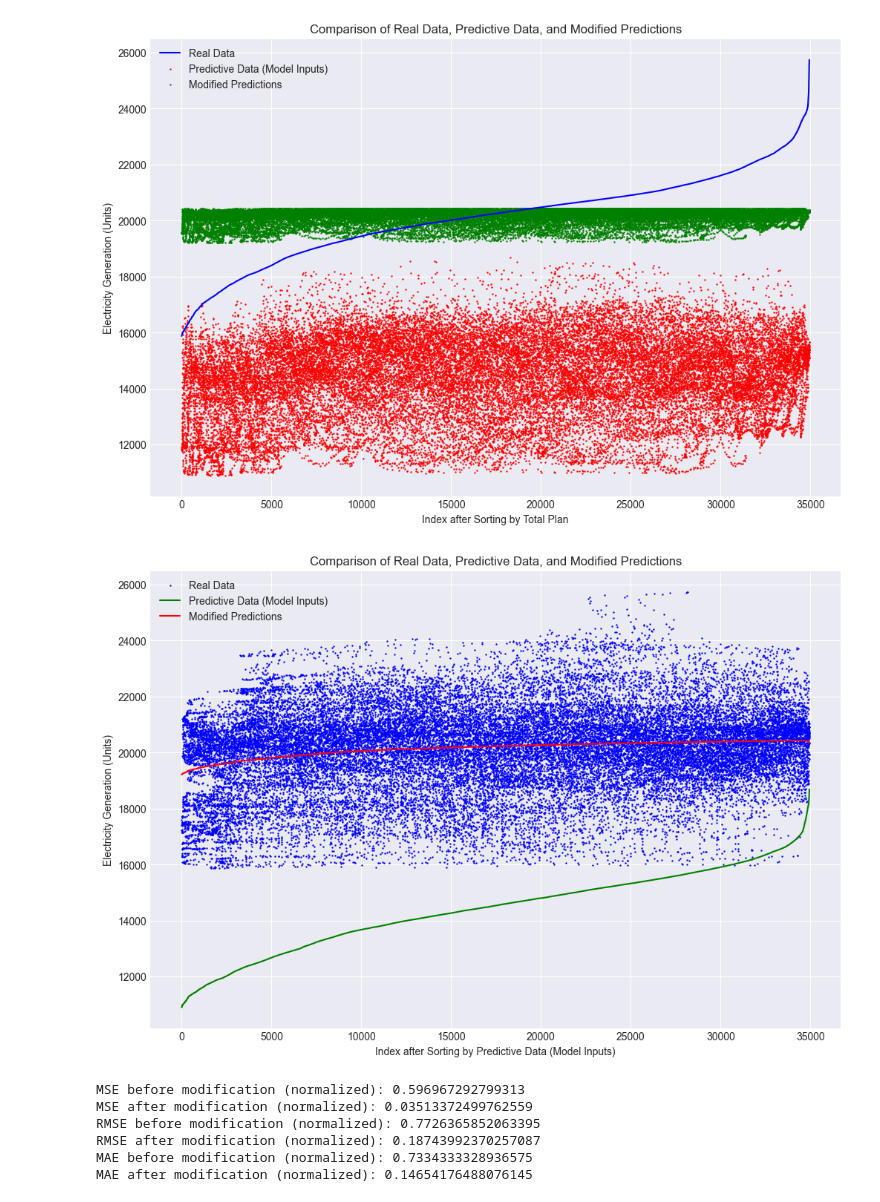
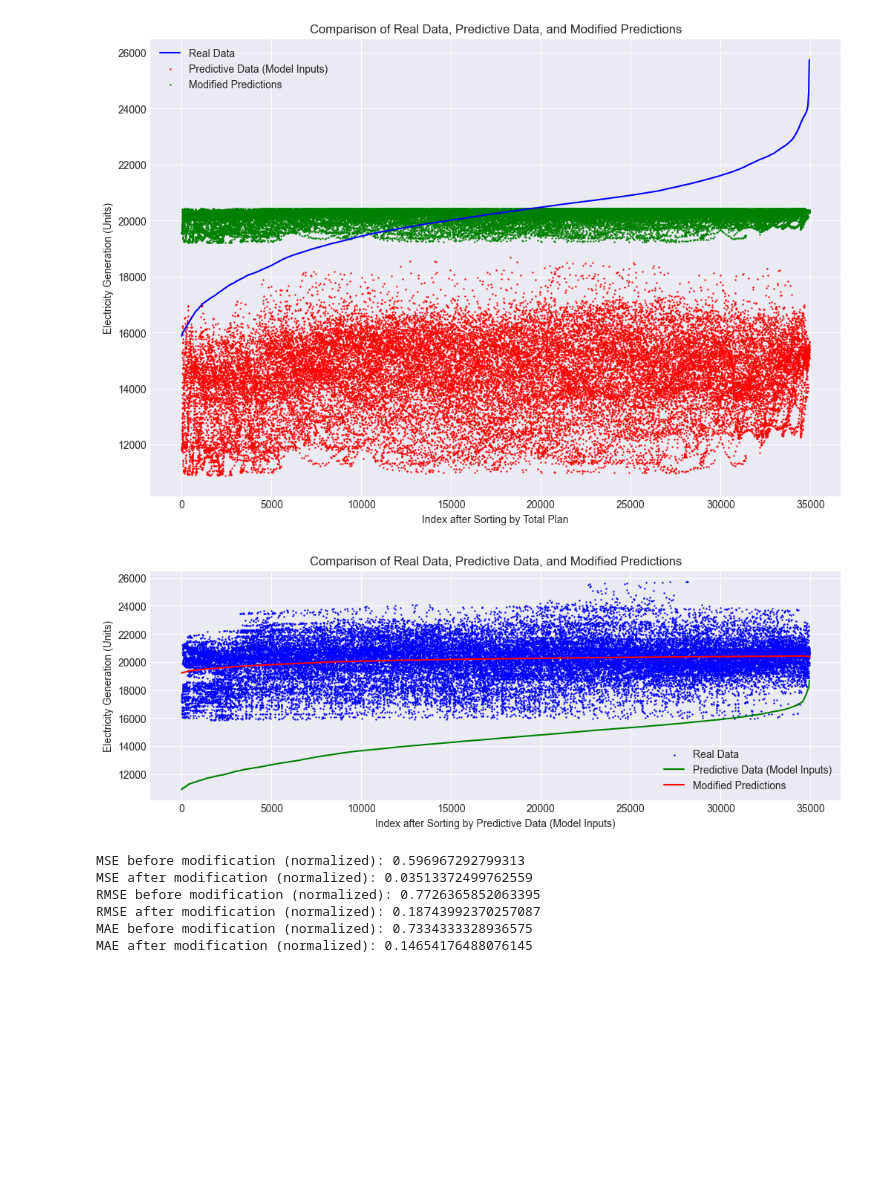
Before and after one commit to mcxiaoxiao/T-MPC, a Jupyter notebook: demo_fydyc.ipynb, the cells around one changed output. Cells and saved outputs as stored; diff of their text form; code cells hidden in the pictures; blank space fills up the shorter version.

```diff
--- a/demo_fydyc.ipynb
+++ b/demo_fydyc.ipynb
@@ -8,7 +8,7 @@ import os
 import numpy as np
 import matplotlib.pyplot as plt
 import torch.nn.functional as F
-
+from collections import OrderedDict
 class PolynomialRegression(nn.Module):
     def __init__(self, degree):
         super(PolynomialRegression, self).__init__()
@@ -25,8 +25,16 @@ class PolynomialRegression(nn.Module):
 
 degree = 2  # 二次多项式
 model = PolynomialRegression(degree)
-model.load_state_dict(torch.load('fydyc/model32.pth'))
+model.load_state_dict(torch.load('fydyc/mmodel44test.pth'))
 
+# state_dict = torch.load('fydyc/model40.pth', map_location=torch.device('cpu'))
+# # 调整状态字典中的键名
+# new_state_dict = OrderedDict()
+# for k, v in state_dict.items():
+#     name = k.replace("module.", "")  # 移除“module.”前缀
+#     new_state_dict[name] = v
+# # 加载调整后的状态字典到模型中
+# model.load_state_dict(new_state_dict)
 
 csv_file='fydyc/fydyc_real.csv'
 dataset = FydycDataset(csv_file)
@@ -186,35 +194,35 @@ predicted_values = pd.Series(predicted_values)
 # 将预测值添加到排序后的DataFrame中
 data_sorted['Modified_Predictions'] = predicted_values.values
 
 # 现在，data_sorted已经包含了"Modified Predictions"字段，接下来可以绘图来比较实际数据、预测数据和修正后的预测数据
 
 # 设置绘图风格
 plt.style.use('seaborn-darkgrid')
 
 # 创建一个新的图形
-plt.figure(figsize=(12, 8))
+plt.figure(figsize=(12, 4))
 
 # 绘制 'total_plan' 作为实际发电量
 plt.scatter(data_sorted.index, data_sorted['total_plan'], label='Real Data', color='blue', s=0.5)
 
 # 绘制 '供电预测' 作为预测发电量
 plt.plot(data_sorted.index, data_sorted['supply_forecast'], label='Predictive Data (Model Inputs)', color='green',  linestyle='-')
 
 # 绘制修正后的预测值
 plt.plot(data_sorted.index, data_sorted['Modified_Predictions'], label='Modified Predictions', color='red', linestyle='-')
 
 # 添加图例
 plt.legend()
 
 # 添加标题和坐标轴标签
 plt.title("Comparison of Real Data, Predictive Data, and Modified Predictions")
 plt.xlabel("Index after Sorting by Predictive Data (Model Inputs)")
 plt.ylabel("Electricity Generation (Units)")
 
 # 显示图形
 plt.show()
 # %% [output]
-[figure, old version]
+[figure, new version]
 # %%
 from sklearn.metrics import mean_squared_error, mean_absolute_error
 import numpy as np
```
Also changed, not shown: 3 other files.
